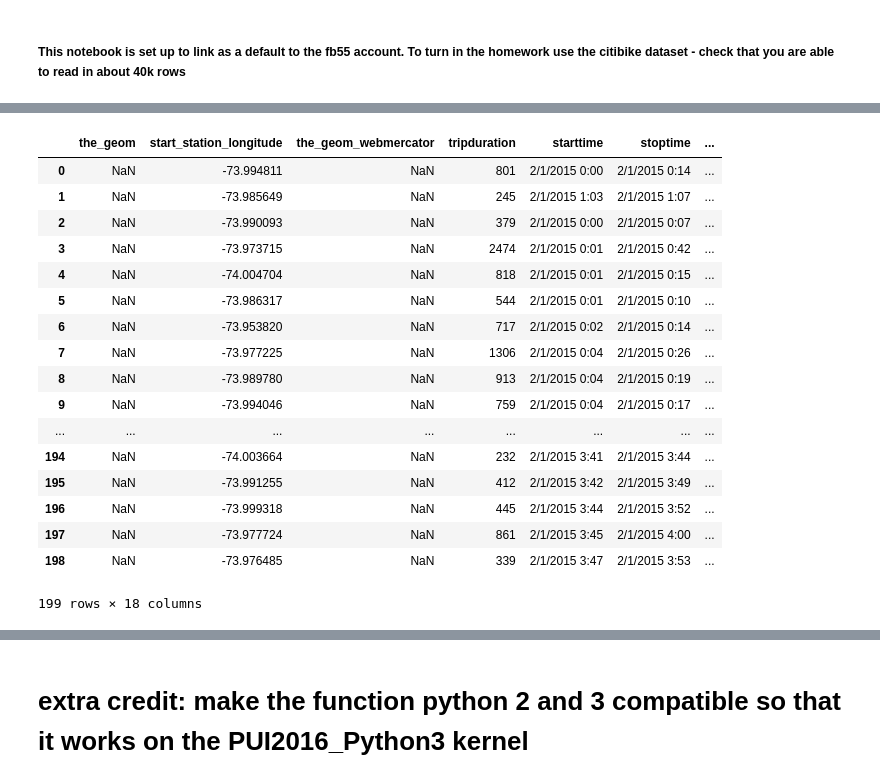
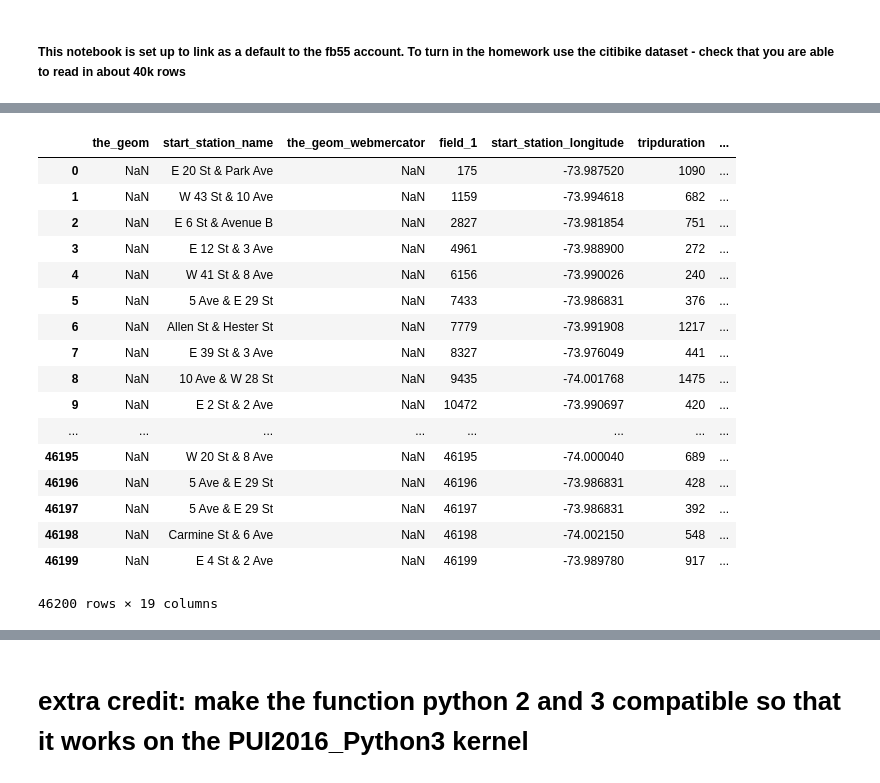
Before and after one commit to sucream1004/PUI2018_kp2393, a Jupyter notebook: HW6_kp2393/Assignment2_kp2393.ipynb, the cells around one changed output, grey strips where cells are left out. Cells and saved outputs as stored; diff of their text form; code cells hidden in the pictures.

```diff
--- a/HW6_kp2393/Assignment2_kp2393.ipynb
+++ b/HW6_kp2393/Assignment2_kp2393.ipynb
@@ -38,26 +47,28 @@ SyntaxError: invalid syntax (<ipython-input-14-5cd119cb74c2>, line 23)
+# %%
+def gg():
+    display(pd.read_csv(StringIO.StringIO(queryCartoDB(test)), sep=','))
 # %%
 test = '''
 SELECT *
-FROM citibike_short
+FROM fb55.citibike
 '''
+gg()
+# %% [output]
+|  | the_geom | start_station_name | the_geom_webmercator | field_1 | start_station_longitude | tripduration | ... |
+| 0 | NaN | E 20 St & Park Ave | NaN | 175 | -73.987520 | 1090 | ... |
+| 1 | NaN | W 43 St & 10 Ave | NaN | 1159 | -73.994618 | 682 | ... |
+| 2 | NaN | E 6 St & Avenue B | NaN | 2827 | -73.981854 | 751 | ... |
+| 3 | NaN | E 12 St & 3 Ave | NaN | 4961 | -73.988900 | 272 | ... |
+| 4 | NaN | W 41 St & 8 Ave | NaN | 6156 | -73.990026 | 240 | ... |
+| 5 | NaN | 5 Ave & E 29 St | NaN | 7433 | -73.986831 | 376 | ... |
+| 6 | NaN | Allen St & Hester St | NaN | 7779 | -73.991908 | 1217 | ... |
+| 7 | NaN | E 39 St & 3 Ave | NaN | 8327 | -73.976049 | 441 | ... |
+| 8 | NaN | 10 Ave & W 28 St | NaN | 9435 | -74.001768 | 1475 | ... |
+| 9 | NaN | E 2 St & 2 Ave | NaN | 10472 | -73.990697 | 420 | ... |
+| ... | ... | ... | ... | ... | ... | ... | ... |
+| 46195 | NaN | W 20 St & 8 Ave | NaN | 46195 | -74.000040 | 689 | ... |
+| 46196 | NaN | 5 Ave & E 29 St | NaN | 46196 | -73.986831 | 428 | ... |
+| 46197 | NaN | 5 Ave & E 29 St | NaN | 46197 | -73.986831 | 392 | ... |
+| 46198 | NaN | Carmine St & 6 Ave | NaN | 46198 | -74.002150 | 548 | ... |
+| 46199 | NaN | E 4 St & 2 Ave | NaN | 46199 | -73.989780 | 917 | ... |
+46200 rows × 19 columns
-# %%
-pd.read_csv(StringIO.StringIO(queryCartoDB(test)), sep=',')
-# %% [output]
-|  | the_geom | start_station_longitude | the_geom_webmercator | tripduration | starttime | stoptime | ... |
-| 0 | NaN | -73.994811 | NaN | 801 | 2/1/2015 0:00 | 2/1/2015 0:14 | ... |
-| 1 | NaN | -73.985649 | NaN | 245 | 2/1/2015 1:03 | 2/1/2015 1:07 | ... |
-| 2 | NaN | -73.990093 | NaN | 379 | 2/1/2015 0:00 | 2/1/2015 0:07 | ... |
-| 3 | NaN | -73.973715 | NaN | 2474 | 2/1/2015 0:01 | 2/1/2015 0:42 | ... |
-| 4 | NaN | -74.004704 | NaN | 818 | 2/1/2015 0:01 | 2/1/2015 0:15 | ... |
-| 5 | NaN | -73.986317 | NaN | 544 | 2/1/2015 0:01 | 2/1/2015 0:10 | ... |
-| 6 | NaN | -73.953820 | NaN | 717 | 2/1/2015 0:02 | 2/1/2015 0:14 | ... |
-| 7 | NaN | -73.977225 | NaN | 1306 | 2/1/2015 0:04 | 2/1/2015 0:26 | ... |
-| 8 | NaN | -73.989780 | NaN | 913 | 2/1/2015 0:04 | 2/1/2015 0:19 | ... |
-| 9 | NaN | -73.994046 | NaN | 759 | 2/1/2015 0:04 | 2/1/2015 0:17 | ... |
-| ... | ... | ... | ... | ... | ... | ... | ... |
-| 194 | NaN | -74.003664 | NaN | 232 | 2/1/2015 3:41 | 2/1/2015 3:44 | ... |
-| 195 | NaN | -73.991255 | NaN | 412 | 2/1/2015 3:42 | 2/1/2015 3:49 | ... |
-| 196 | NaN | -73.999318 | NaN | 445 | 2/1/2015 3:44 | 2/1/2015 3:52 | ... |
-| 197 | NaN | -73.977724 | NaN | 861 | 2/1/2015 3:45 | 2/1/2015 4:00 | ... |
-| 198 | NaN | -73.976485 | NaN | 339 | 2/1/2015 3:47 | 2/1/2015 3:53 | ... |
-199 rows × 18 columns
```
Also changed, not shown: parts of 20 cells of this notebook, 1 other file.
